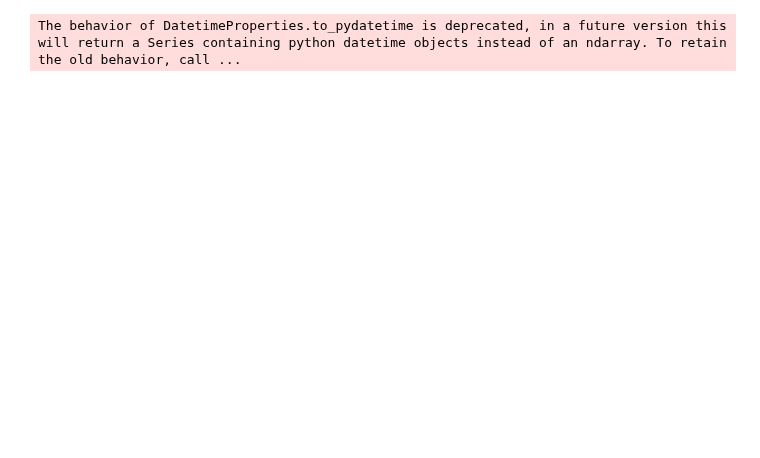
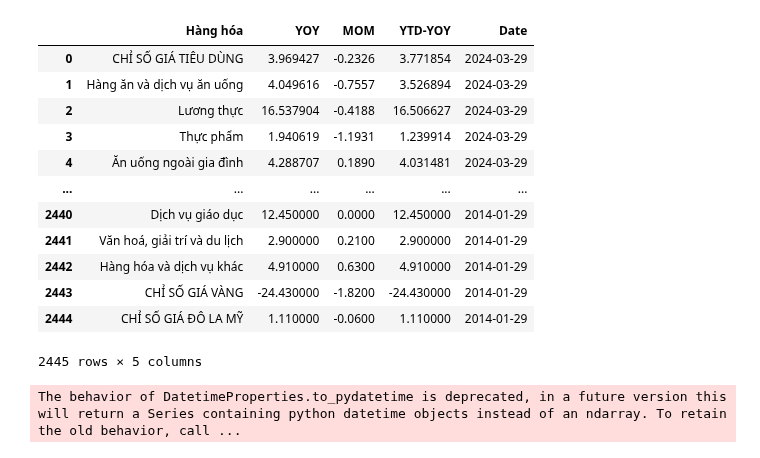
Before and after one commit to hiennguyen9874/vn-macroeconomics, a Jupyter notebook: notebooks/CPI.ipynb, the cells around one changed output. Saved outputs shown, nothing was run; the diff lists cells and outputs as text; code cells hidden in the pictures; blank space fills up the shorter version.

```diff
--- a/notebooks/CPI.ipynb
+++ b/notebooks/CPI.ipynb
@@ -194,0 +199,44 @@ dfs_cpi
+# %%
+convert_hh = {
+    "CHỈ SỐ GIÁ TIÊU DÙNG": "CHỈ SỐ GIÁ TIÊU DÙNG",
+    "Hàng ăn và dịch vụ ăn uống": "Hàng ăn và dịch vụ ăn uống",
+    "Lương thực": "Lương thực",
+    "Thực phẩm": "Thực phẩm",
+    "Ăn uống ngoài gia đình": "Ăn uống ngoài gia đình",
+    "Đồ uống và thuốc lá": "Đồ uống và thuốc lá",
+    "May mặc, mũ nón và giày dép": "May mặc, mũ nón và giày dép",
+    "Nhà ở và vật liệu xây dựng": "Nhà ở và vật liệu xây dựng",
+    "Thiết bị và đồ dùng gia đình": "Thiết bị và đồ dùng gia đình",
+    "Thuốc và dịch vụ y tế": "Thuốc và dịch vụ y tế",
+    "Dịch vụ y tế": "Dịch vụ y tế",
+    "Giao thông": "Giao thông",
+    "Bưu chính viễn thông": "Bưu chính viễn thông",
+    "Giáo dục": "Giáo dục",
+    "Dịch vụ giáo dục": "Dịch vụ giáo dục",
+    "Văn hoá, giải trí và du lịch": "Văn hoá, giải trí và du lịch",
+    "Hàng hóa và dịch vụ khác": "Hàng hóa và dịch vụ khác",
+    "CHỈ SỐ GIÁ VÀNG": "CHỈ SỐ GIÁ VÀNG",
+    "CHỈ SỐ GIÁ ĐÔ LA MỸ": "CHỈ SỐ GIÁ ĐÔ LA MỸ",
+    "LẠM PHÁT CƠ BẢN": "LẠM PHÁT CƠ BẢN",
+    "May mặc, giày dép và mũ nón": "May mặc, mũ nón và giày dép",
+    "Đồ dùng và dịch vụ khác": "Hàng hóa và dịch vụ khác",
+    "May mặc, mũ nón và giày dép ": "May mặc, mũ nón và giày dép",
+    "LẠM PHÁT CƠ BẢN(*)": "LẠM PHÁT CƠ BẢN",
+}
+
+dfs_cpi["Hàng hóa"] = dfs_cpi["Hàng hóa"].map(convert_hh)
+dfs_cpi
+# %% [output]
+|  | Hàng hóa | YOY | MOM | YTD-YOY | Date |
+| 0 | CHỈ SỐ GIÁ TIÊU DÙNG | 3.969427 | -0.2326 | 3.771854 | 2024-03-29 |
+| 1 | Hàng ăn và dịch vụ ăn uống | 4.049616 | -0.7557 | 3.526894 | 2024-03-29 |
+| 2 | Lương thực | 16.537904 | -0.4188 | 16.506627 | 2024-03-29 |
+| 3 | Thực phẩm | 1.940619 | -1.1931 | 1.239914 | 2024-03-29 |
+| 4 | Ăn uống ngoài gia đình | 4.288707 | 0.1890 | 4.031481 | 2024-03-29 |
+| ... | ... | ... | ... | ... | ... |
+| 2440 | Dịch vụ giáo dục | 12.450000 | 0.0000 | 12.450000 | 2014-01-29 |
+| 2441 | Văn hoá, giải trí và du lịch | 2.900000 | 0.2100 | 2.900000 | 2014-01-29 |
+| 2442 | Hàng hóa và dịch vụ khác | 4.910000 | 0.6300 | 4.910000 | 2014-01-29 |
+| 2443 | CHỈ SỐ GIÁ VÀNG | -24.430000 | -1.8200 | -24.430000 | 2014-01-29 |
+| 2444 | CHỈ SỐ GIÁ ĐÔ LA MỸ | 1.110000 | -0.0600 | 1.110000 | 2014-01-29 |
+2445 rows × 5 columns
```
Also changed, not shown: parts of 4 cells of this notebook, 34 other files.
